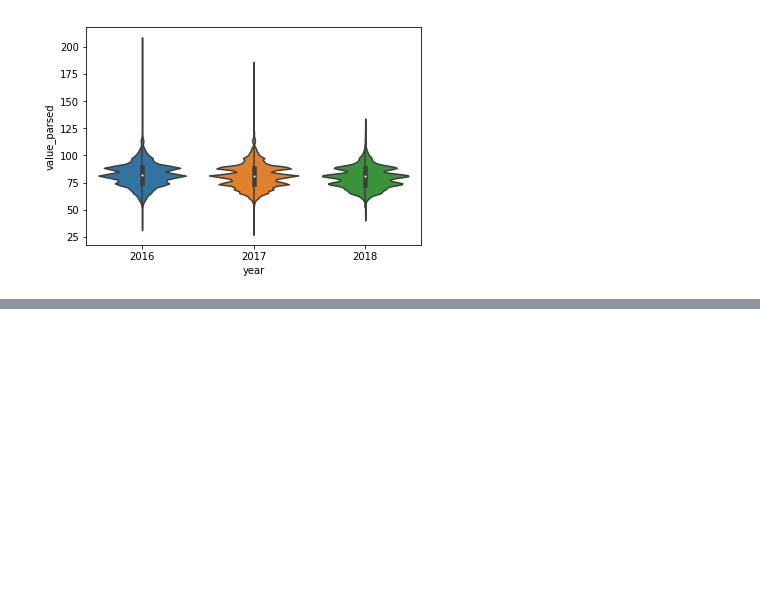
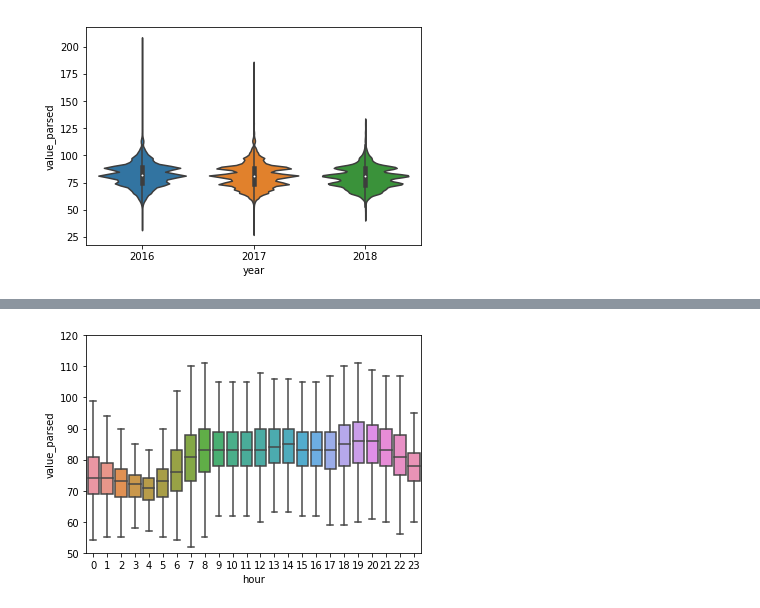
Before and after one commit to jhajagos/ParsingHealthKitExport, a Jupyter notebook: notebooks/Analyze data from HealthKit.ipynb, the cells around one changed output, grey strips where cells are left out. Cells and saved outputs as stored; diff of their text form; code cells hidden in the pictures; blank space fills up the shorter version.

```diff
--- a/notebooks/Analyze data from HealthKit.ipynb
+++ b/notebooks/Analyze data from HealthKit.ipynb
@@ -152,0 +166,6 @@ sns.violinplot(x=heart_rates_df["year"], y=heart_rates_df["value_parsed"])
+# %%
+import matplotlib.pyplot as plt
+plt.ylim(50, 120)
+bplot = sns.boxplot(x=heart_rates_df["hour"], y=heart_rates_df["value_parsed"], showfliers=False)
+# %% [output]
+[figure, added]
```
Also changed, not shown: parts of 2 cells of this notebook.
